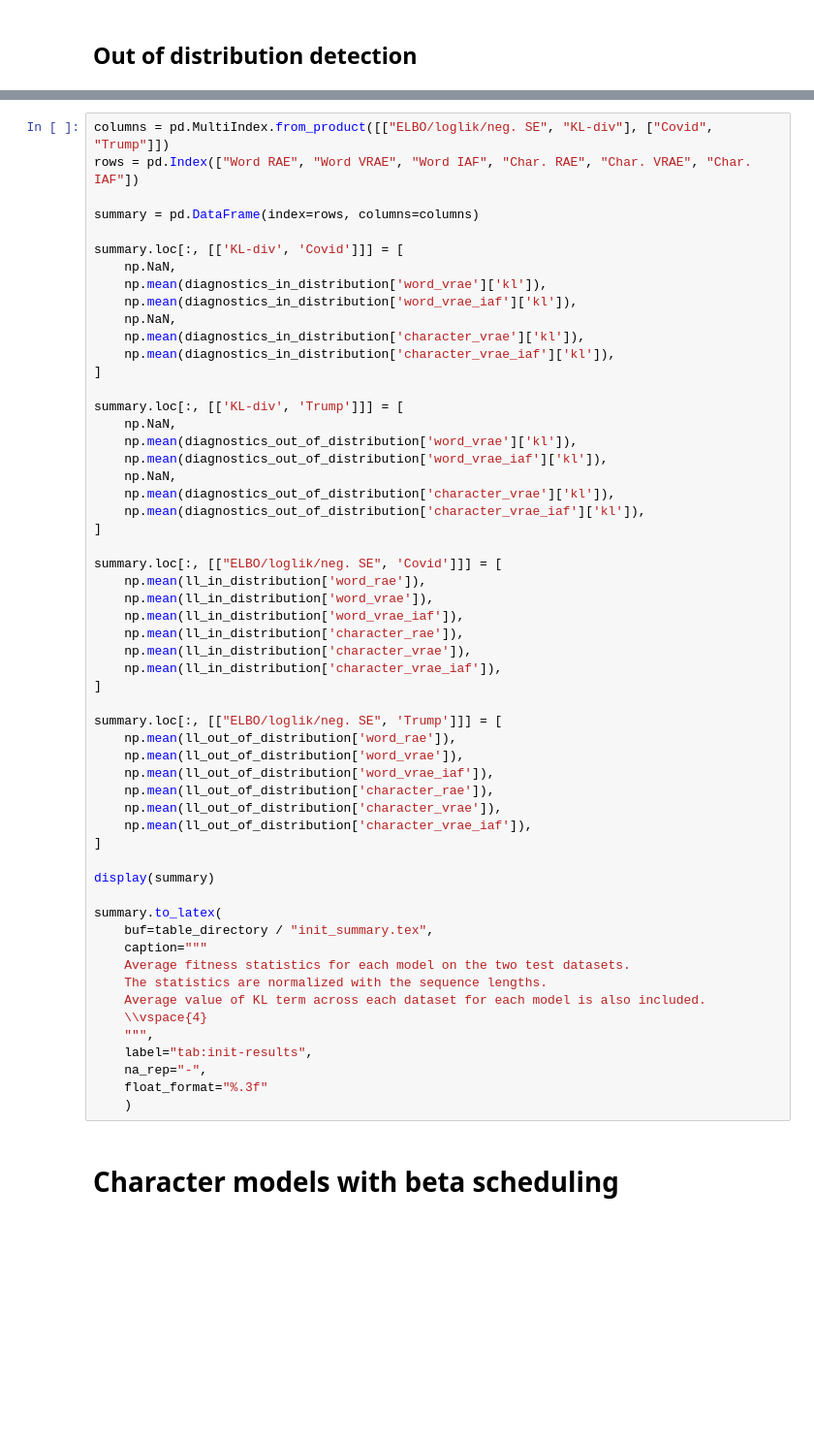
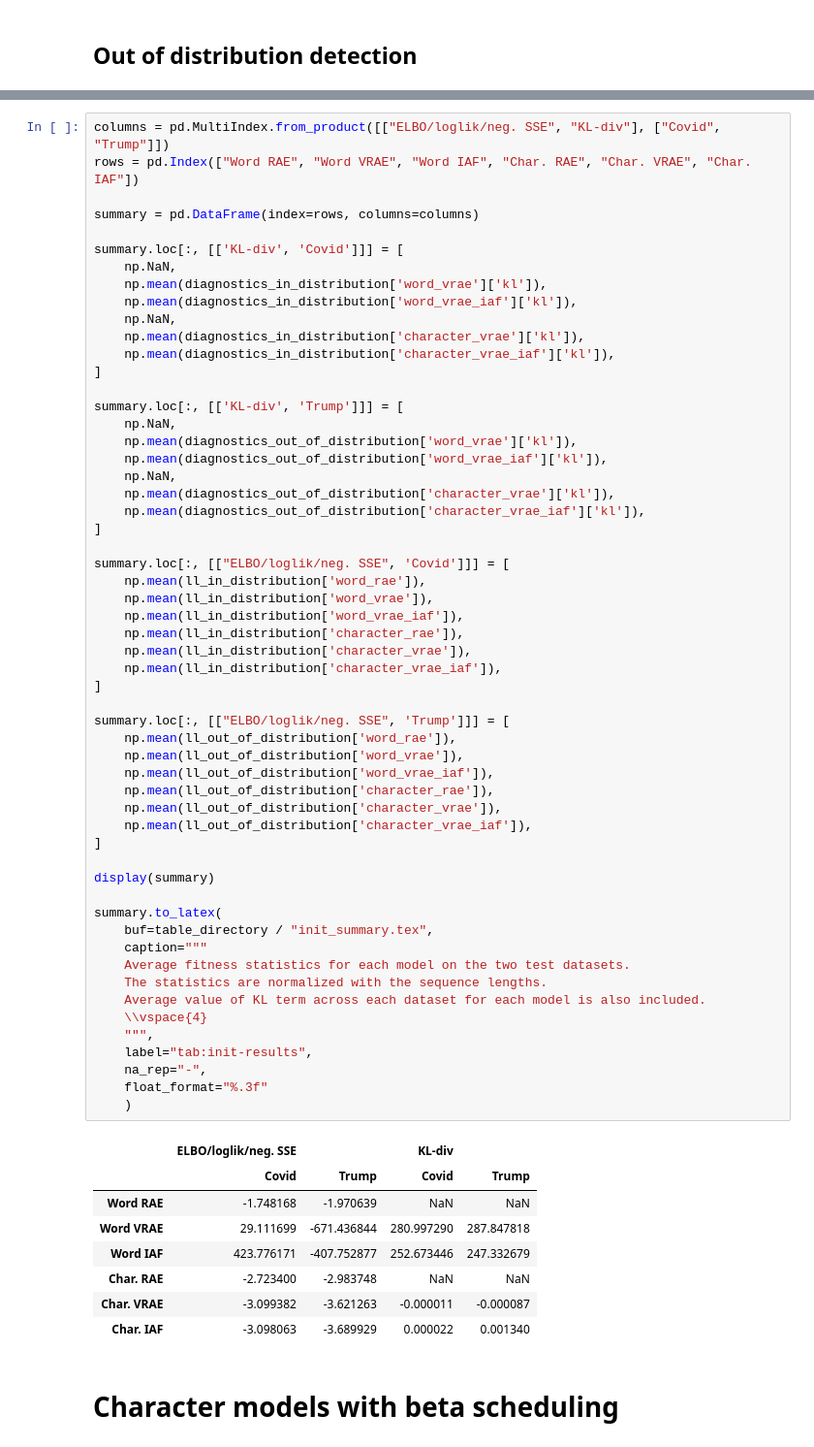
Before and after one commit to MikkelGroenning/deep_learning_project_with_corti, a Jupyter notebook: notebooks/results.ipynb, the cells around one changed output, grey strips where cells are left out. Shown: that part at 97% size. Drawn from its saved outputs; the diff is of its cells as text; blank space fills up the shorter version.

```diff
--- a/notebooks/results.ipynb
+++ b/notebooks/results.ipynb
@@ -153,5 +160,5 @@ fig.savefig(figure_directory / "init_ood.pdf")
 # %%
-columns = pd.MultiIndex.from_product([["ELBO/loglik/neg. SE", "KL-div"], ["Covid", "Trump"]])
+columns = pd.MultiIndex.from_product([["ELBO/loglik/neg. SSE", "KL-div"], ["Covid", "Trump"]])
 rows = pd.Index(["Word RAE", "Word VRAE", "Word IAF", "Char. RAE", "Char. VRAE", "Char. IAF"])
 
 summary = pd.DataFrame(index=rows, columns=columns)
@@ -174,38 +181,47 @@ summary.loc[:, [['KL-div', 'Trump']]] = [
     np.mean(diagnostics_out_of_distribution['character_vrae_iaf']['kl']),
 ]
 
-summary.loc[:, [["ELBO/loglik/neg. SE", 'Covid']]] = [
+summary.loc[:, [["ELBO/loglik/neg. SSE", 'Covid']]] = [
     np.mean(ll_in_distribution['word_rae']),
     np.mean(ll_in_distribution['word_vrae']),
     np.mean(ll_in_distribution['word_vrae_iaf']),
     np.mean(ll_in_distribution['character_rae']),
     np.mean(ll_in_distribution['character_vrae']),
     np.mean(ll_in_distribution['character_vrae_iaf']),
 ]
 
-summary.loc[:, [["ELBO/loglik/neg. SE", 'Trump']]] = [
+summary.loc[:, [["ELBO/loglik/neg. SSE", 'Trump']]] = [
     np.mean(ll_out_of_distribution['word_rae']),
     np.mean(ll_out_of_distribution['word_vrae']),
     np.mean(ll_out_of_distribution['word_vrae_iaf']),
     np.mean(ll_out_of_distribution['character_rae']),
     np.mean(ll_out_of_distribution['character_vrae']),
     np.mean(ll_out_of_distribution['character_vrae_iaf']),
 ]
 
 display(summary)
 
 summary.to_latex(
     buf=table_directory / "init_summary.tex",
     caption="""
     Average fitness statistics for each model on the two test datasets.
     The statistics are normalized with the sequence lengths.
     Average value of KL term across each dataset for each model is also included.
     \\vspace{4}
     """,
     label="tab:init-results",
     na_rep="-",
     float_format="%.3f"
     )
+# %% [output]
+|  | ELBO/loglik/neg. SSE |  | KL-div |  |
+|  | Covid | Trump | Covid | Trump |
+| Word RAE | -1.748168 | -1.970639 | NaN | NaN |
+| Word VRAE | 29.111699 | -671.436844 | 280.997290 | 287.847818 |
+| Word IAF | 423.776171 | -407.752877 | 252.673446 | 247.332679 |
+| Char. RAE | -2.723400 | -2.983748 | NaN | NaN |
+| Char. VRAE | -3.099382 | -3.621263 | -0.000011 | -0.000087 |
+| Char. IAF | -3.098063 | -3.689929 | 0.000022 | 0.001340 |
 # %% [markdown]
 # Character models with beta scheduling
 # %% [markdown]
```
Also changed, not shown: parts of 9 cells of this notebook, 2 other files.
